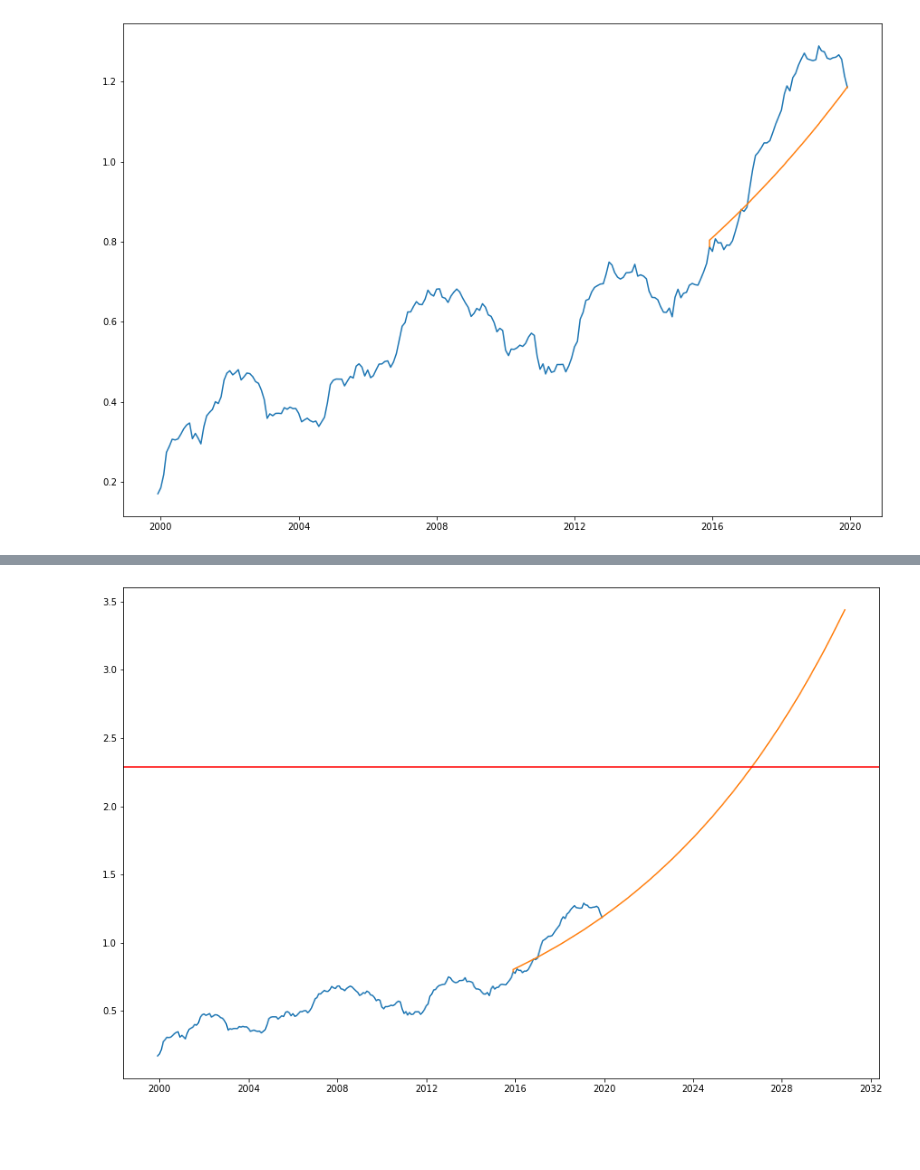
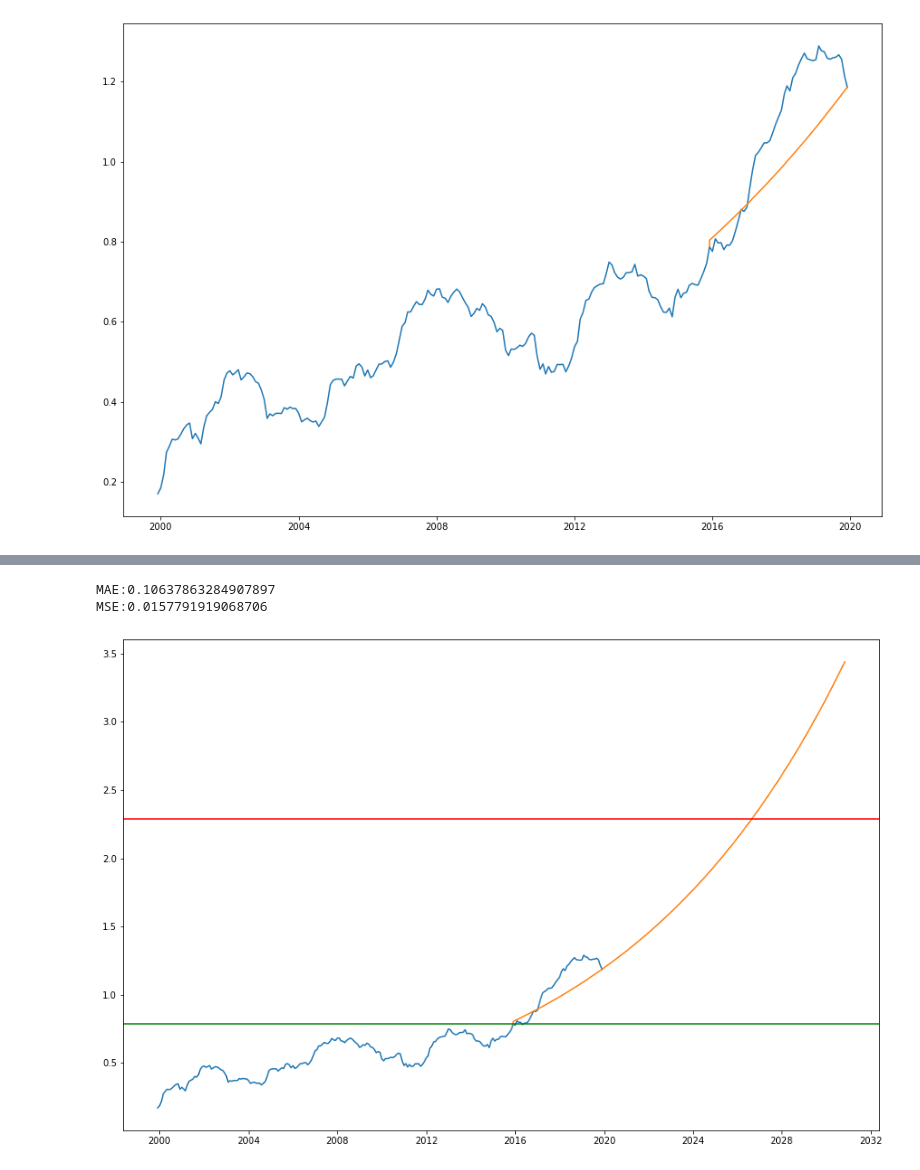
Before and after one commit to Zaxela/Springboard, a Jupyter notebook: Capstone_3/cap_3_modelling.ipynb, the cells around one changed output, grey strips where cells are left out. Cells and saved outputs as stored; diff of their text form; code cells hidden in the pictures; blank space fills up the shorter version.

```diff
--- a/Capstone_3/cap_3_modelling.ipynb
+++ b/Capstone_3/cap_3_modelling.ipynb
@@ -303,7 +291,7 @@ future_months.set_index('Month', inplace = True)
 future_months['Prediction'] = forecast[0]
 
 # Plot your future predictions
-plt.figure(figsize=(15,10))
-plt.plot(y_log)
-plt.plot(y_log['Dec 2015'].append(future_months['Prediction']))
-plt.show()
+#plt.figure(figsize=(15,10))
+#plt.plot(y_log)
+#plt.plot(y_log['Dec 2015'].append(future_months['Prediction']))
+#plt.show()
@@ -319,5 +305,5 @@ plt.show()
 # %%
 #With values from 2016-2019
 y3 = df.Temp_Anomaly.rolling(window=48).mean()
-y3.dropna()
-y3.plot()
+y3.dropna(inplace=True)
+#y3.plot()
@@ -379,22 +326,31 @@ Name: Prediction, dtype: float64
+# %%
+#Compare the error of the forecasted 4 years (2016-2019) with the original data
+print('MAE:' + str(mean_absolute_error(y3['Dec 2015':], np.exp(future_months['Prediction']))))
+print('MSE:' + str(mean_squared_error(y3['Dec 2015':], np.exp(future_months['Prediction']))))
+# %% [output]
+MAE:0.10637863284907897
+MSE:0.0157791919068706
 # %%
 forecast = model_fit.forecast(180)
 
 forecast_period = len(forecast[0])
 date_range = pd.date_range(y_log.index[-1], periods = forecast_period,
               freq='MS').strftime("%Y-%m-%d").tolist()
 
-future_months = pd.DataFrame(date_range, columns = ['Month'])
-future_months['Month'] = pd.to_datetime(future_months['Month'])
-future_months.set_index('Month', inplace = True)
-future_months['Prediction'] = forecast[0]
+future_months2 = pd.DataFrame(date_range, columns = ['Month'])
+future_months2['Month'] = pd.to_datetime(future_months2['Month'])
+future_months2.set_index('Month', inplace = True)
+future_months2['Prediction'] = forecast[0]
 
 plt.figure(figsize=(15,10))
 plt.plot(y3)
-plt.plot(np.exp(y_log['Dec 2015'].append(future_months['Prediction'])))
+plt.plot(np.exp(y_log['Dec 2015'].append(future_months2['Prediction'])))
 
 #Line for 1.5 threshold
 plt.axhline(y= 1.5 + (y3['Dec 2015'].values), color='r', linestyle='-')
+plt.axhline(y= (y3['Dec 2015'].values), color='g', linestyle='-')
+
 
 plt.show()
 # %% [output]
-[figure, old version]
+[figure, new version]
```
Also changed, not shown: parts of 14 cells of this notebook.
